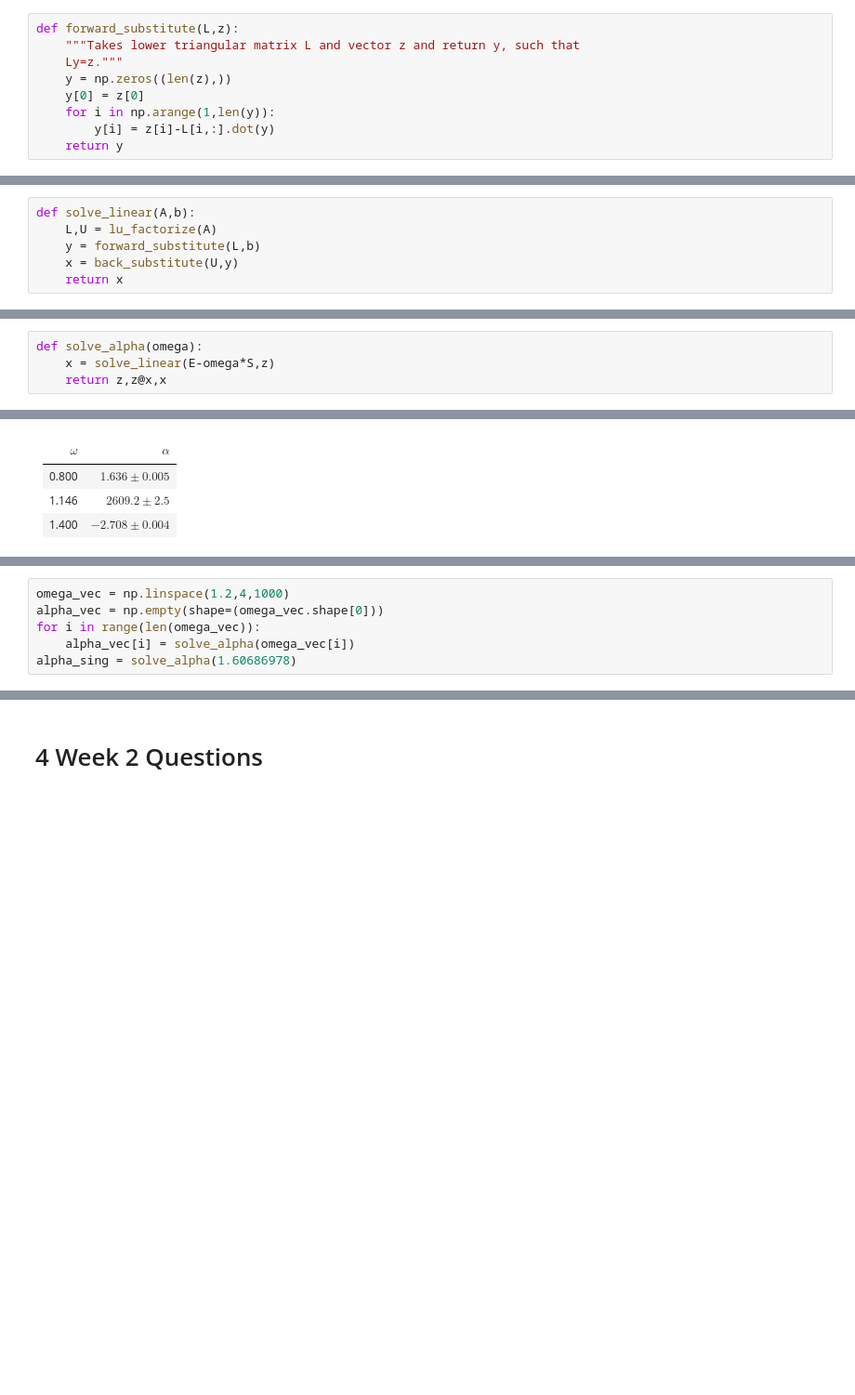
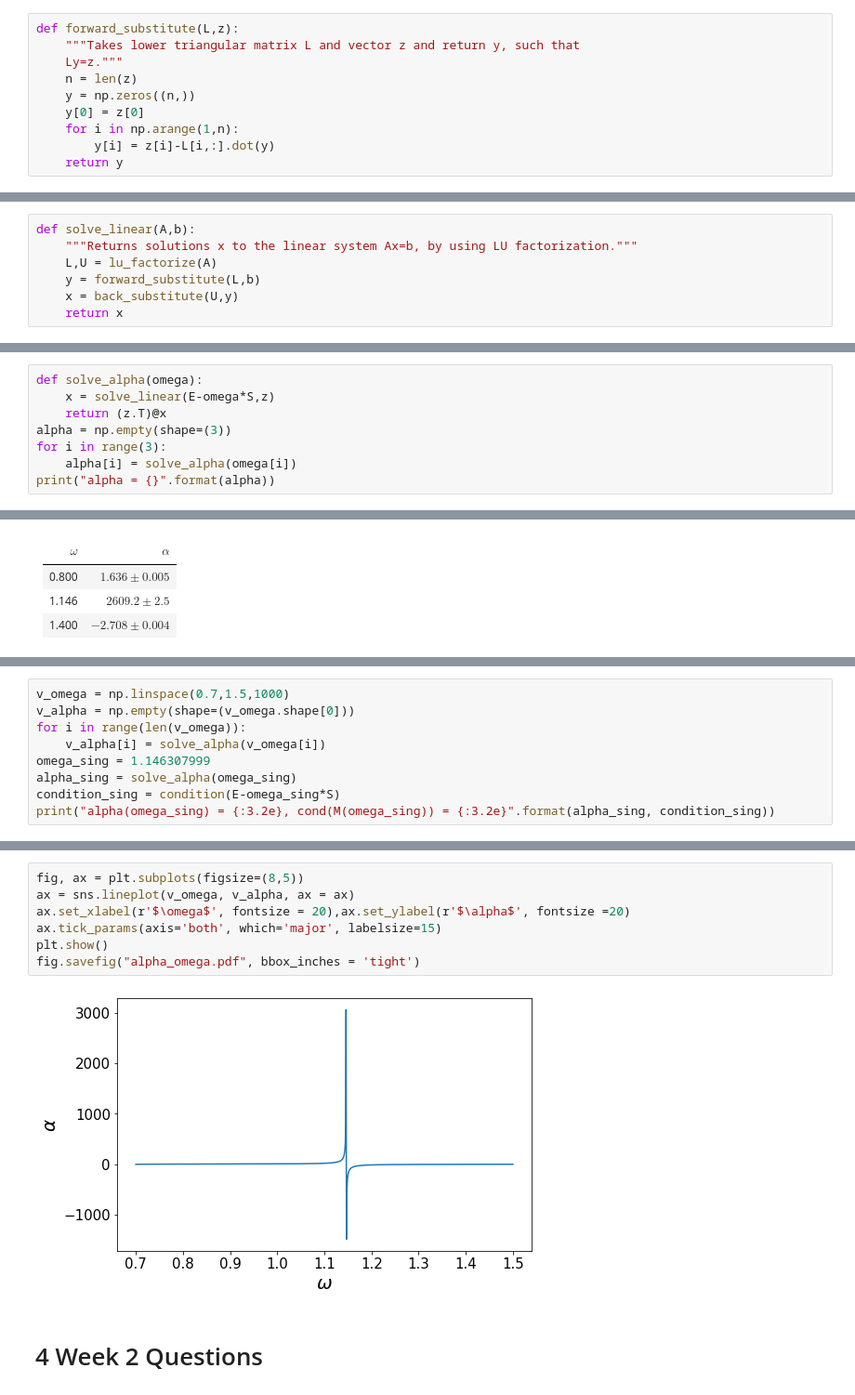
Before and after one commit to Kiril94/SC_Proj, a Jupyter notebook: Proj1/Proj1.ipynb, the cells around one changed output, grey strips where cells are left out. Shown at 93% size. Drawn from its saved outputs; the diff is of its cells as text; blank space fills up the shorter version.

```diff
--- a/Proj1/Proj1.ipynb
+++ b/Proj1/Proj1.ipynb
@@ -74,9 +69,10 @@ def lu_factorize(A):
 def forward_substitute(L,z):
     """Takes lower triangular matrix L and vector z and return y, such that
     Ly=z."""
-    y = np.zeros((len(z),))
+    n = len(z)
+    y = np.zeros((n,))
     y[0] = z[0]
-    for i in np.arange(1,len(y)):
+    for i in np.arange(1,n):
         y[i] = z[i]-L[i,:].dot(y)
     return y
 # %% [markdown]
@@ -93,5 +91,6 @@ def back_substitute(U,y):
 # %%
 def solve_linear(A,b):
+    """Returns solutions x to the linear system Ax=b, by using LU factorization."""
     L,U = lu_factorize(A)
     y = forward_substitute(L,b)
     x = back_substitute(U,y)
@@ -109,4 +110,8 @@ array([-3.10862447e-15,  4.44089210e-15,  1.77635684e-15])
 # %%
 def solve_alpha(omega):
     x = solve_linear(E-omega*S,z)
-    return z,z@x,x
+    return (z.T)@x
+alpha = np.empty(shape=(3))
+for i in range(3):
+    alpha[i] = solve_alpha(omega[i])
+print("alpha = {}".format(alpha))
@@ -129,6 +130,9 @@ ValueError: setting an array element with a sequence.
 # %%
-omega_vec = np.linspace(1.2,4,1000)
-alpha_vec = np.empty(shape=(omega_vec.shape[0]))
-for i in range(len(omega_vec)):
-    alpha_vec[i] = solve_alpha(omega_vec[i])
-alpha_sing = solve_alpha(1.60686978)
+v_omega = np.linspace(0.7,1.5,1000)
+v_alpha = np.empty(shape=(v_omega.shape[0]))
+for i in range(len(v_omega)):
+    v_alpha[i] = solve_alpha(v_omega[i])
+omega_sing = 1.146307999
+alpha_sing = solve_alpha(omega_sing)
+condition_sing = condition(E-omega_sing*S)
+print("alpha(omega_sing) = {:3.2e}, cond(M(omega_sing)) = {:3.2e}".format(alpha_sing, condition_sing))
@@ -140,3 +141,12 @@ sns.lineplot(omega_vec, alpha_vec)
+# %%
+fig, ax = plt.subplots(figsize=(8,5))
+ax = sns.lineplot(v_omega, v_alpha, ax = ax)
+ax.set_xlabel(r'$\omega$', fontsize = 20),ax.set_ylabel(r'$\alpha$', fontsize =20)
+ax.tick_params(axis='both', which='major', labelsize=15)
+plt.show()
+fig.savefig("alpha_omega.pdf", bbox_inches = 'tight')
+# %% [output]
+[figure, added]
 # %% [markdown]
 # 4 Week 2 Questions
 # %% [markdown]
```
Also changed, not shown: parts of 35 cells of this notebook.
